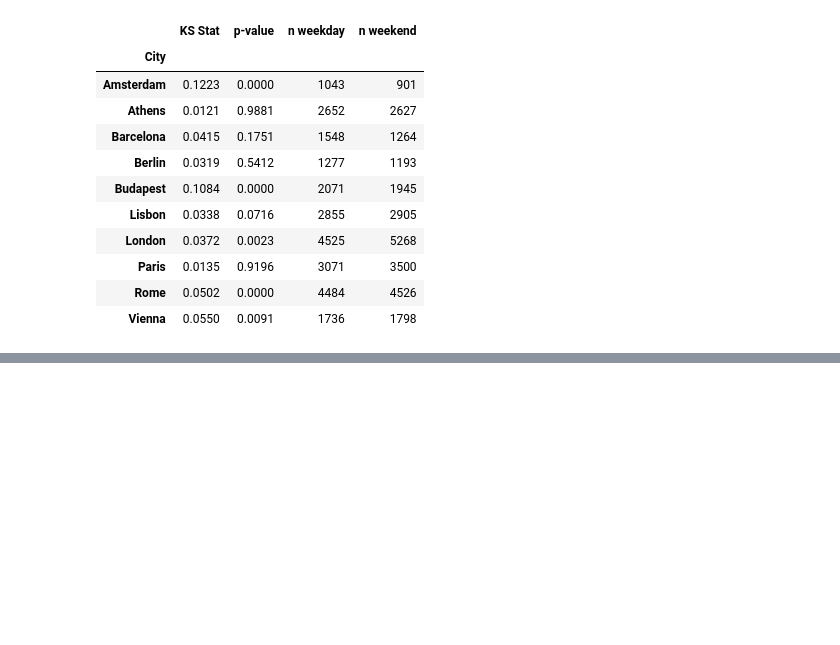
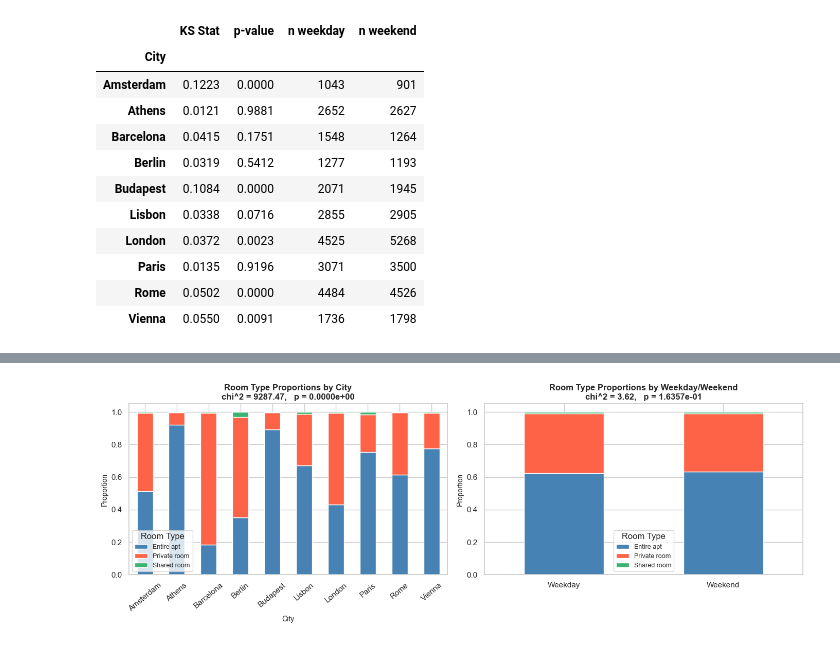
Before and after one commit to ShenghaoXue/MATH-189-Project-SP26, a Jupyter notebook: phase_2.ipynb, the cells around one changed output, grey strips where cells are left out. Cells and saved outputs as stored; diff of their text form; code cells hidden in the pictures; blank space fills up the shorter version.

```diff
--- a/phase_2.ipynb
+++ b/phase_2.ipynb
@@ -85,0 +125,78 @@ K-S Test Results: Weekday vs. Weekend logSum
+# %%
+# --- Chi-square tests of Independence ---
+
+# --- Reconstruct room_type categorical column from dummies ---
+room_col_map = {
+    'room_type_apt':     'Entire apt',
+    'room_type_private': 'Private room',
+    'room_type_shared':  'Shared room',
+}
+df['room_type_cat'] = (
+    df[['room_type_apt', 'room_type_private', 'room_type_shared']]
+    .idxmax(axis=1)
+    .map(room_col_map)
+)
+
+# --- 1. Room Type x City ---
+ct_city = pd.crosstab(df['city'].map(CITY_NAMES), df['room_type_cat'])
+chi2_city, p_city, dof_city, _ = stats.chi2_contingency(ct_city)
+
+print("=" * 60)
+print("Chi-square Test of Independence: Room Type x City")
+print(f"  chi^2 = {chi2_city:.2f},   df = {dof_city},   p = {p_city:.4e}")
+sig_city = "Reject H0: room type distribution differs by city" if p_city < 0.05 else "Fail to reject H0"
+print(f"  Conclusion: {sig_city}")
+print("=" * 60)
+print("\nContingency Table (counts):")
+display(ct_city)
+
+# --- 2. Room Type x Weekday/Weekend ---
+ct_week = pd.crosstab(
+    df['is_weekday'].map({1: 'Weekday', 0: 'Weekend'}),
+    df['room_type_cat']
+)
+chi2_week, p_week, dof_week, _ = stats.chi2_contingency(ct_week)
+
+print("=" * 60)
+print("Chi-square Test of Independence: Room Type x Weekday/Weekend")
+print(f"  chi^2 = {chi2_week:.2f},   df = {dof_week},   p = {p_week:.4e}")
+sig_week = "Reject H0: room type distribution differs by period" if p_week < 0.05 else "Fail to reject H0"
+print(f"  Conclusion: {sig_week}")
+print("=" * 60)
+print("\nContingency Table (counts):")
+display(ct_week)
+
+# --- Stacked proportion bar charts ---
+room_colors = ['steelblue', 'tomato', 'mediumseagreen']
+fig, axes = plt.subplots(1, 2, figsize=(14, 5))
+
+ct_city.div(ct_city.sum(axis=1), axis=0).plot(
+    kind='bar', stacked=True, ax=axes[0],
+    color=room_colors, edgecolor='white'
+)
+axes[0].set_title(
+    f"Room Type Proportions by City\nchi^2 = {chi2_city:.2f},   p = {p_city:.4e}",
+    fontsize=12, fontweight='bold'
+)
+axes[0].set_xlabel("City", fontsize=10)
+axes[0].set_ylabel("Proportion", fontsize=10)
+axes[0].tick_params(axis='x', rotation=40)
+axes[0].legend(title='Room Type', fontsize=9)
+
+ct_week.div(ct_week.sum(axis=1), axis=0).plot(
+    kind='bar', stacked=True, ax=axes[1],
+    color=room_colors, edgecolor='white'
+)
+axes[1].set_title(
+    f"Room Type Proportions by Weekday/Weekend\nchi^2 = {chi2_week:.2f},   p = {p_week:.4e}",
+    fontsize=12, fontweight='bold'
+)
+axes[1].set_xlabel("", fontsize=10)
+axes[1].set_ylabel("Proportion", fontsize=10)
+axes[1].tick_params(axis='x', rotation=0)
+axes[1].legend(title='Room Type', fontsize=9)
+
+plt.tight_layout()
+plt.savefig('chi2_room_type.png', dpi=300, bbox_inches='tight')
+plt.show()
+# %% [output]
@@ -85,0 +233 @@ K-S Test Results: Weekday vs. Weekend logSum
+[figure, added]
```
Also changed, not shown: parts of 7 cells of this notebook, 4 other files.
